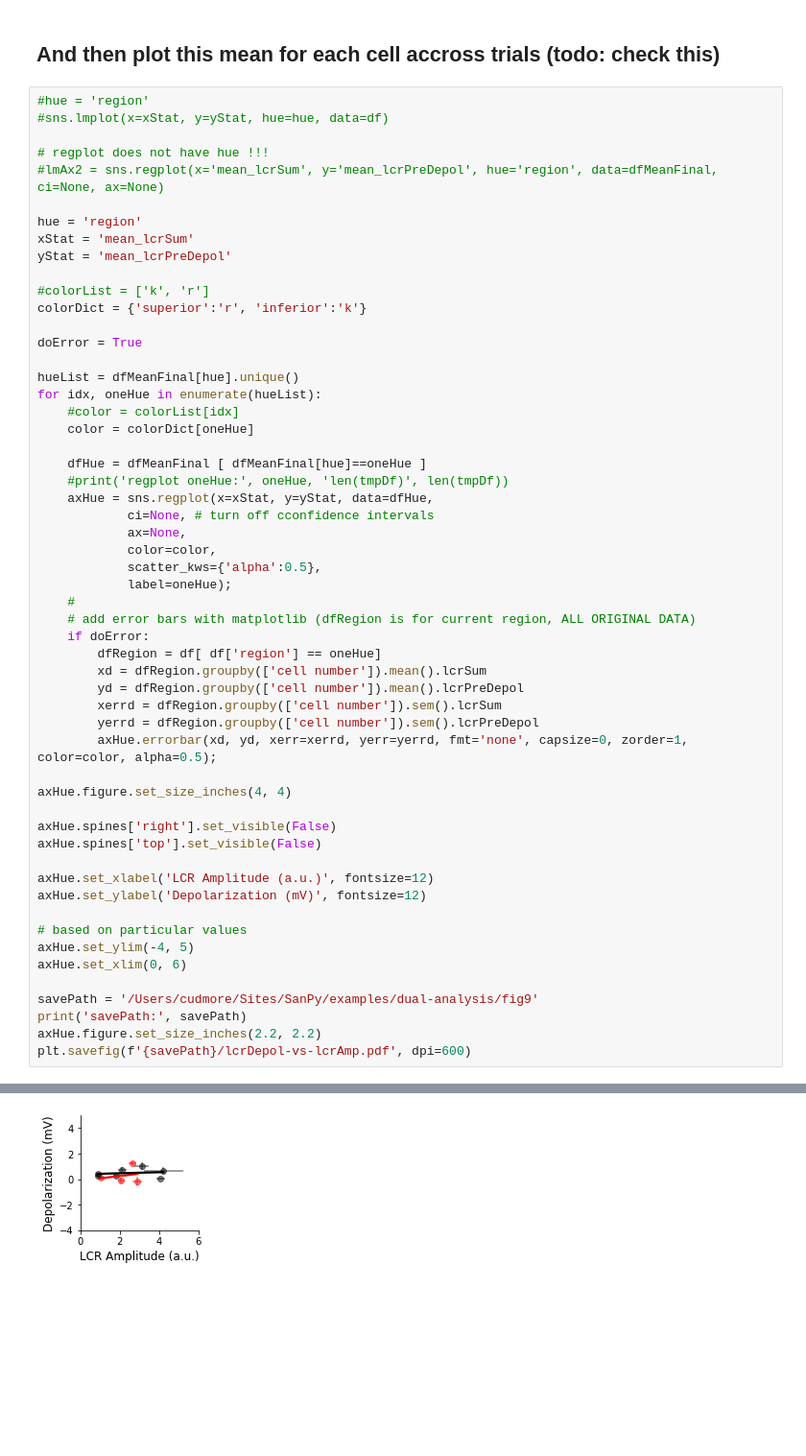
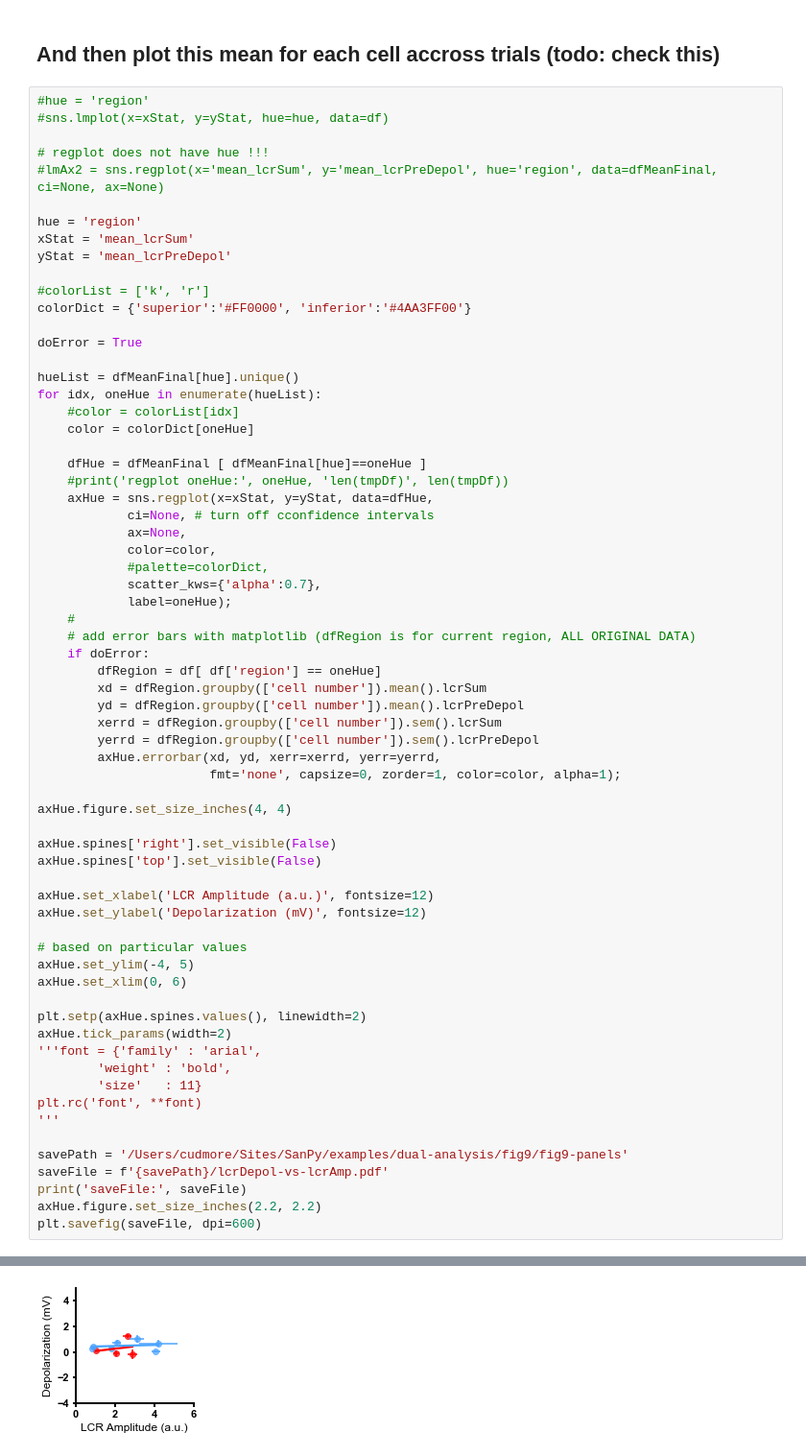
Before and after one commit to cudmore/SanPy, a Jupyter notebook: examples/dual-analysis/lcrPicker.ipynb, the cells around one changed output, grey strips where cells are left out. Shown at 96% size. Cells and saved outputs as stored; diff of their text form; blank space fills up the shorter version.

```diff
--- a/examples/dual-analysis/lcrPicker.ipynb
+++ b/examples/dual-analysis/lcrPicker.ipynb
@@ -353,7 +353,7 @@ xStat = 'mean_lcrSum'
 yStat = 'mean_lcrPreDepol'
 
 #colorList = ['k', 'r']
-colorDict = {'superior':'r', 'inferior':'k'}
+colorDict = {'superior':'#FF0000', 'inferior':'#4AA3FF00'}
 
 doError = True
 
@@ -368,7 +368,8 @@ for idx, oneHue in enumerate(hueList):
             ci=None, # turn off cconfidence intervals
             ax=None,
             color=color,
-            scatter_kws={'alpha':0.5},
+            #palette=colorDict,
+            scatter_kws={'alpha':0.7},
             label=oneHue);
     #
     # add error bars with matplotlib (dfRegion is for current region, ALL ORIGINAL DATA)
@@ -378,7 +379,8 @@ for idx, oneHue in enumerate(hueList):
         yd = dfRegion.groupby(['cell number']).mean().lcrPreDepol
         xerrd = dfRegion.groupby(['cell number']).sem().lcrSum
         yerrd = dfRegion.groupby(['cell number']).sem().lcrPreDepol
-        axHue.errorbar(xd, yd, xerr=xerrd, yerr=yerrd, fmt='none', capsize=0, zorder=1, color=color, alpha=0.5);
+        axHue.errorbar(xd, yd, xerr=xerrd, yerr=yerrd,
+                       fmt='none', capsize=0, zorder=1, color=color, alpha=1);
 
 axHue.figure.set_size_inches(4, 4)
 
@@ -392,8 +394,17 @@ axHue.set_ylabel('Depolarization (mV)', fontsize=12)
 axHue.set_ylim(-4, 5)
 axHue.set_xlim(0, 6)
 
-savePath = '/Users/cudmore/Sites/SanPy/examples/dual-analysis/fig9'
-print('savePath:', savePath)
+plt.setp(axHue.spines.values(), linewidth=2)
+axHue.tick_params(width=2)
+'''font = {'family' : 'arial',
+        'weight' : 'bold',
+        'size'   : 11}
+plt.rc('font', **font)
+'''
+
+savePath = '/Users/cudmore/Sites/SanPy/examples/dual-analysis/fig9/fig9-panels'
+saveFile = f'{savePath}/lcrDepol-vs-lcrAmp.pdf'
+print('saveFile:', saveFile)
 axHue.figure.set_size_inches(2.2, 2.2)
-plt.savefig(f'{savePath}/lcrDepol-vs-lcrAmp.pdf', dpi=600)
+plt.savefig(saveFile, dpi=600)
 # %% [output]
@@ -401 +412 @@ savePath: /Users/cudmore/Sites/SanPy/examples/dual-analysis/fig9
-[figure, old version]
+[figure, new version]
```
Also changed, not shown: parts of 1 cell of this notebook, 16 other files.
